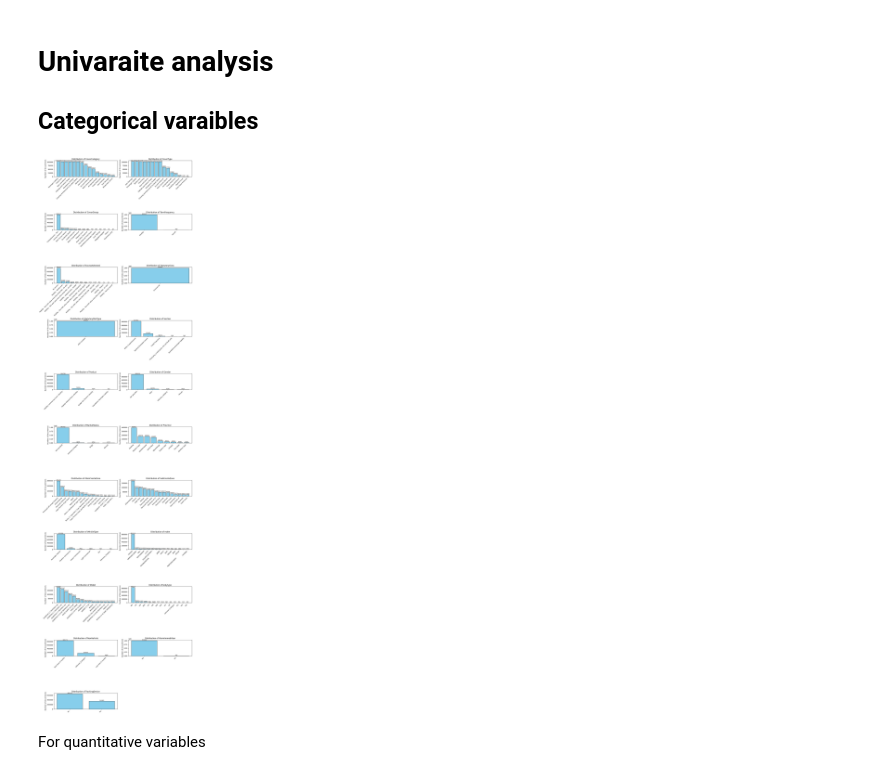
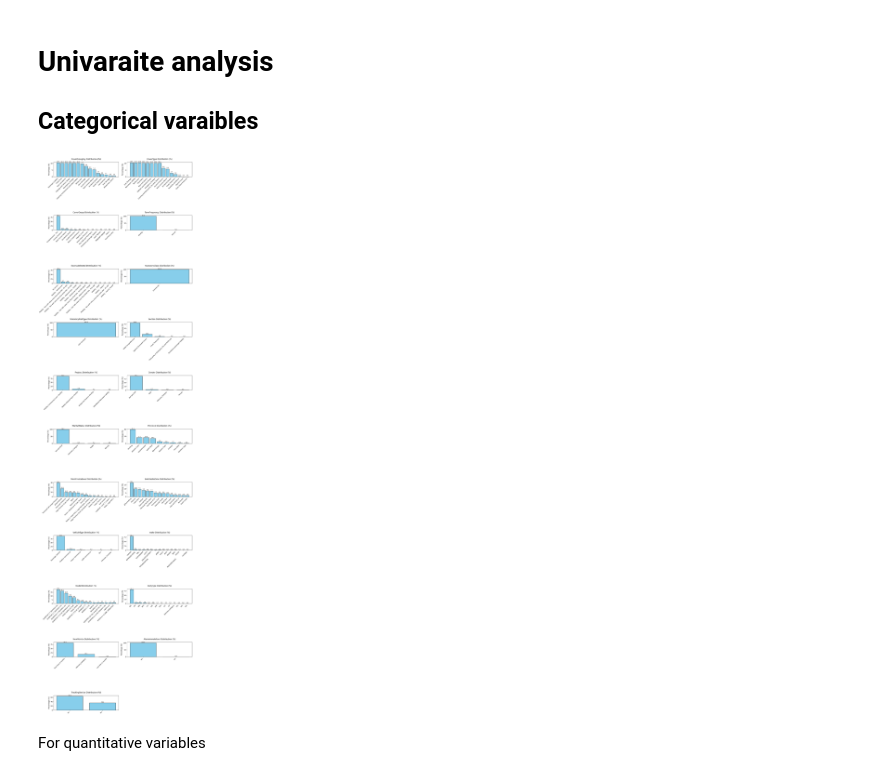
Before and after one commit to Naty-12/Insurance-analytics_week3, a Jupyter notebook: notebooks/eda.ipynb, the cells around one changed output. Drawn from its saved outputs; the diff is of its cells as text; code cells hidden in the pictures.

```diff
--- a/notebooks/eda.ipynb
+++ b/notebooks/eda.ipynb
@@ -165,39 +165,38 @@ categorical_cols = df.select_dtypes(include=['object', 'category', 'bool']).colu
 # %% [markdown]
 # Univaraite analysis
 ## Categorical varaibles
-# %%
-n_cols = 2
-n_rows = math.ceil(len(categorical_cols) / n_cols)
-
-fig, axes = plt.subplots(n_rows, n_cols, figsize=(n_cols * 7, n_rows * 4.5))
-axes = axes.flatten()  # Flatten for easy indexing
-
-for i, col in enumerate(categorical_cols):
-    if col in df.columns:
-        top_counts = df[col].value_counts().iloc[:15]  # Top 15 categories
-        ax = axes[i]
-
-        ax.bar(top_counts.index.astype(str), top_counts.values, color='skyblue', edgecolor='black')
-        ax.set_title(f'Distribution of {col}', fontsize=12)
-        ax.set_ylabel('Number of Occurrences', fontsize=10)
-        ax.set_xticks(range(len(top_counts)))
-        ax.set_xticklabels(top_counts.index, rotation=45, ha='right', fontsize=9)
-        ax.set_xlabel('')
-
-        # Add count labels on top of bars
-        for j, val in enumerate(top_counts.values):
-            ax.text(j, val + max(top_counts.values) * 0.01, str(val), ha='center', va='bottom', fontsize=8)
-    else:
-        print(f"Warning: Column '{col}' not found in DataFrame. Skipping.")
-
-# Hide any unused subplots
-for j in range(len(categorical_cols), len(axes)):
-    fig.delaxes(axes[j])
-
-plt.tight_layout()
-plt.show()
-# %% [output]
-[figure, removed]
+# %%
+plt.style.use('default')  # Clean style
+n_cols = 2
+n_rows = math.ceil(len(categorical_cols) / n_cols)
+
+fig, axes = plt.subplots(n_rows, n_cols, figsize=(n_cols * 7, n_rows * 4.5))
+axes = axes.flatten()
+
+for i, col in enumerate(categorical_cols):
+    if col in df.columns:
+        value_counts = df[col].value_counts(normalize=True).iloc[:15] * 100  # Percentages
+        ax = axes[i]
+
+        ax.bar(value_counts.index.astype(str), value_counts.values, color='skyblue', edgecolor='black')
+        ax.set_title(f'{col} Distribution (%)', fontsize=12, pad=15)
+        ax.set_ylabel('Percentage (%)', fontsize=10)
+        ax.set_xticks(range(len(value_counts)))
+        ax.set_xticklabels(value_counts.index, rotation=45, ha='right', fontsize=9)
+        ax.set_xlabel('')
+
+        for j, val in enumerate(value_counts.values):
+            ax.text(j, val + 0.5, f"{val:.1f}", ha='center', va='bottom', fontsize=8)
+    else:
+        print(f"Warning: Column '{col}' not found in DataFrame. Skipping.")
+
+for j in range(len(categorical_cols), len(axes)):
+    fig.delaxes(axes[j])
+
+plt.tight_layout()
+plt.show()
+# %% [output]
+[figure, added]
 # %% [markdown]
 For quantitative variables
 # %%
```
Also changed, not shown: parts of 1 cell of this notebook.
